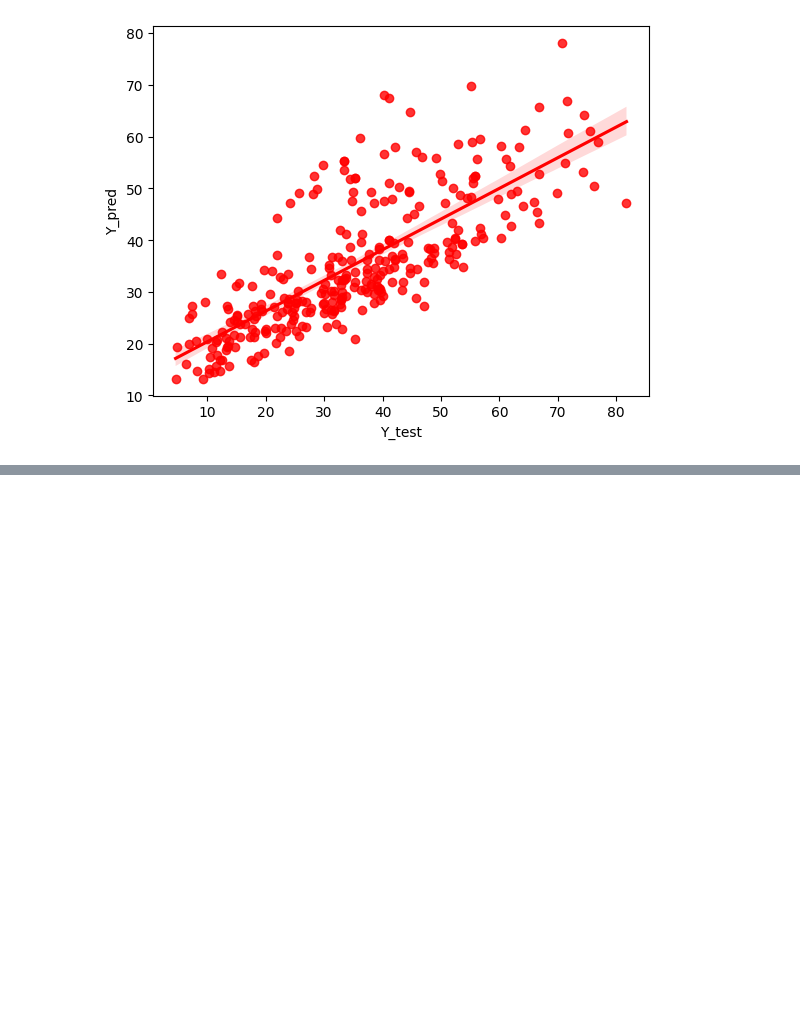
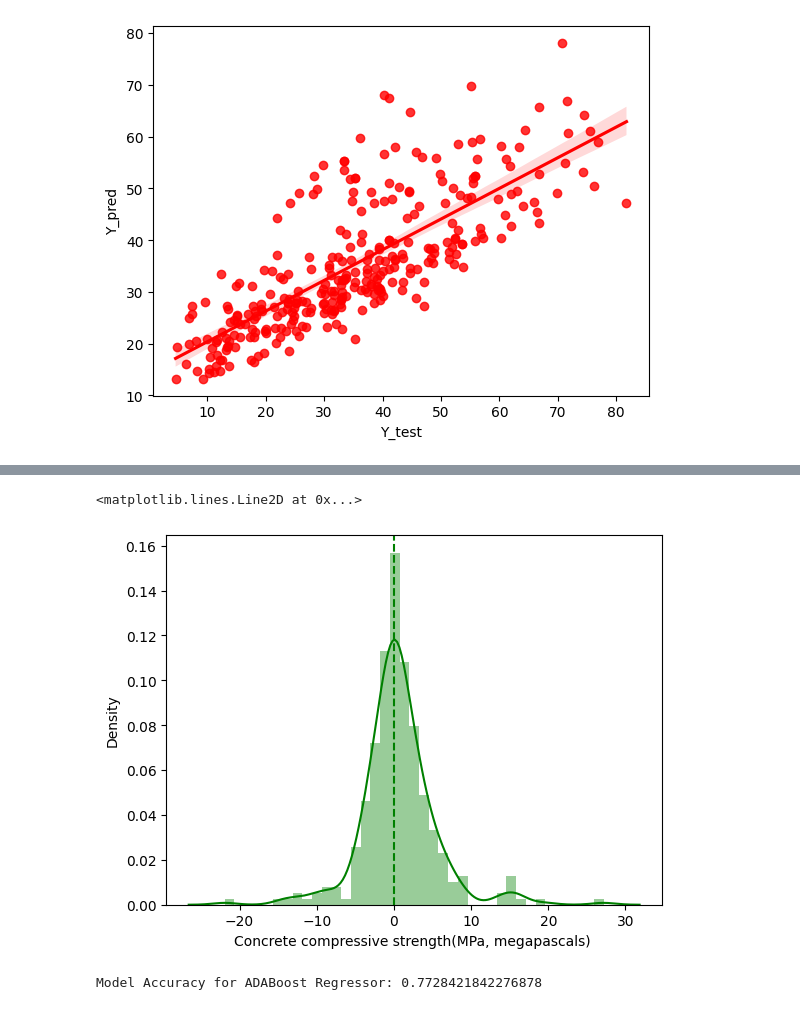
Before and after one commit to meet-vasita/CementPrediction_Model, a Jupyter notebook: Model.ipynb, the cells around one changed output, grey strips where cells are left out. Cells and saved outputs as stored; diff of their text form; code cells hidden in the pictures; blank space fills up the shorter version.

```diff
--- a/Model.ipynb
+++ b/Model.ipynb
@@ -348,0 +380,15 @@ array([0.33018761, 0.07235276, 0.01928688, 0.10706848, 0.06802594,
+# %%
+sns.distplot(y_test - y_pred_xgb,color='green')
+plt.axvline(0,linestyle='--',color='green')
+# %% [output]
+<matplotlib.lines.Line2D at 0x...>
+[figure, added]
+# %%
+from sklearn.ensemble import AdaBoostRegressor
+
+ada = AdaBoostRegressor().fit(X_train,y_train)
+y_pred_ada = ada.predict(X_test)
+
+print('Model Accuracy for ADABoost Regressor:',r2_score(y_test,y_pred_ada))
+# %% [output]
+Model Accuracy for ADABoost Regressor: 0.7728421842276878
```
Also changed, not shown: parts of 21 cells of this notebook, 2 other files.
